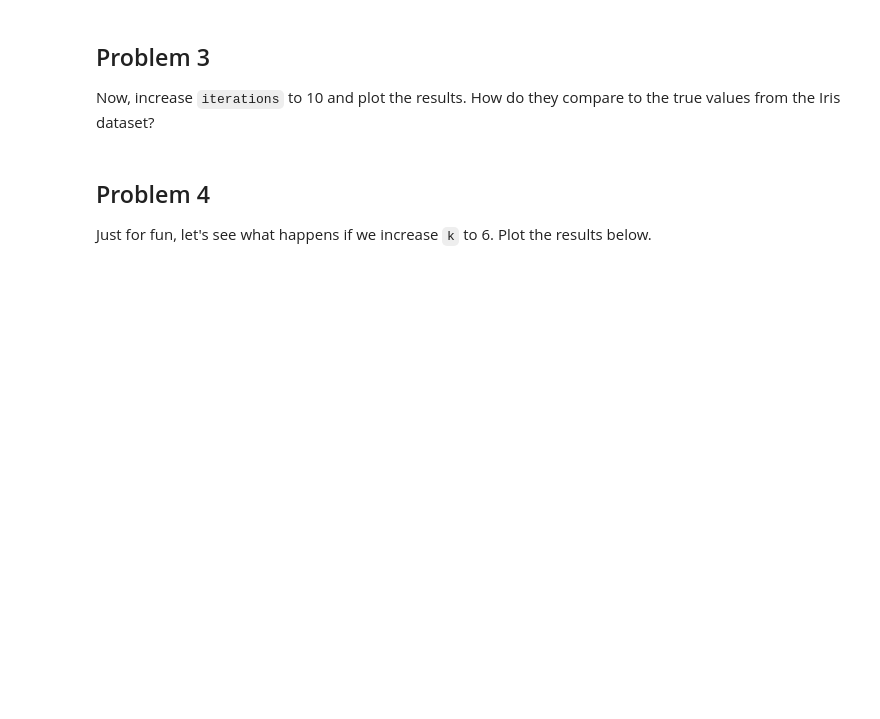
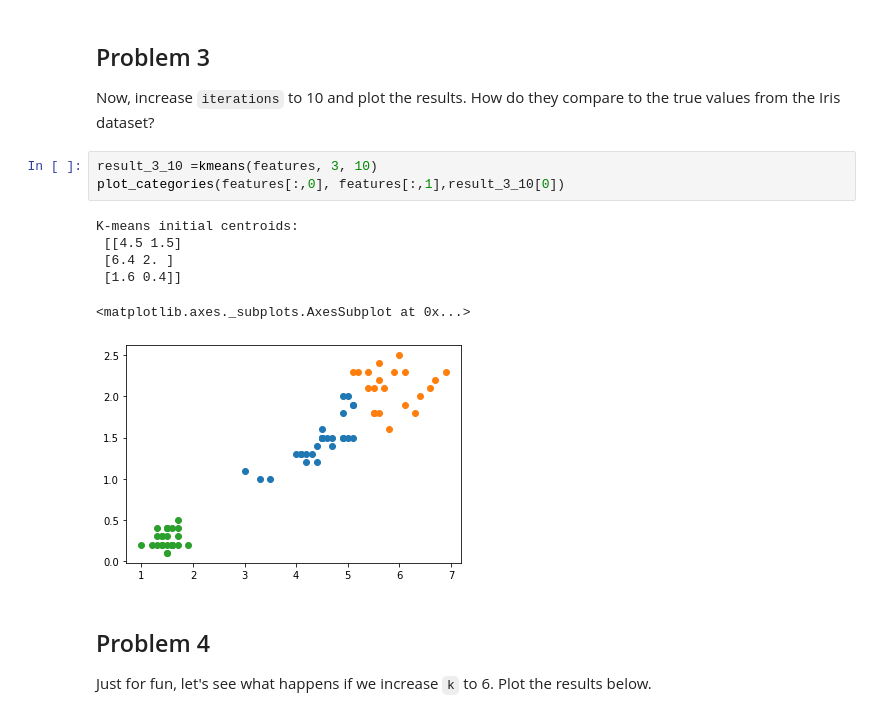
Before and after one commit to jyoung67/data-science, a Jupyter notebook: k-Means.ipynb, the cells around one changed output. Saved outputs shown, nothing was run; the diff lists cells and outputs as text; blank space fills up the shorter version.

```diff
--- a/k-Means.ipynb
+++ b/k-Means.ipynb
@@ -264,6 +206,16 @@ Finally, see how well your k-means algorithm does. First, let's use `k=3` and `i
 ## Problem 3
 
 Now, increase `iterations` to 10 and plot the results. How do they compare to the true values from the Iris dataset?
+# %%
+result_3_10 =kmeans(features, 3, 10)
+plot_categories(features[:,0], features[:,1],result_3_10[0])
+# %% [output]
+K-means initial centroids:
+ [[4.5 1.5]
+ [6.4 2. ]
+ [1.6 0.4]]
+<matplotlib.axes._subplots.AxesSubplot at 0x...>
+[figure, added]
 # %% [markdown]
 ## Problem 4
 
```
Also changed, not shown: parts of 16 cells of this notebook, 1 other file.
